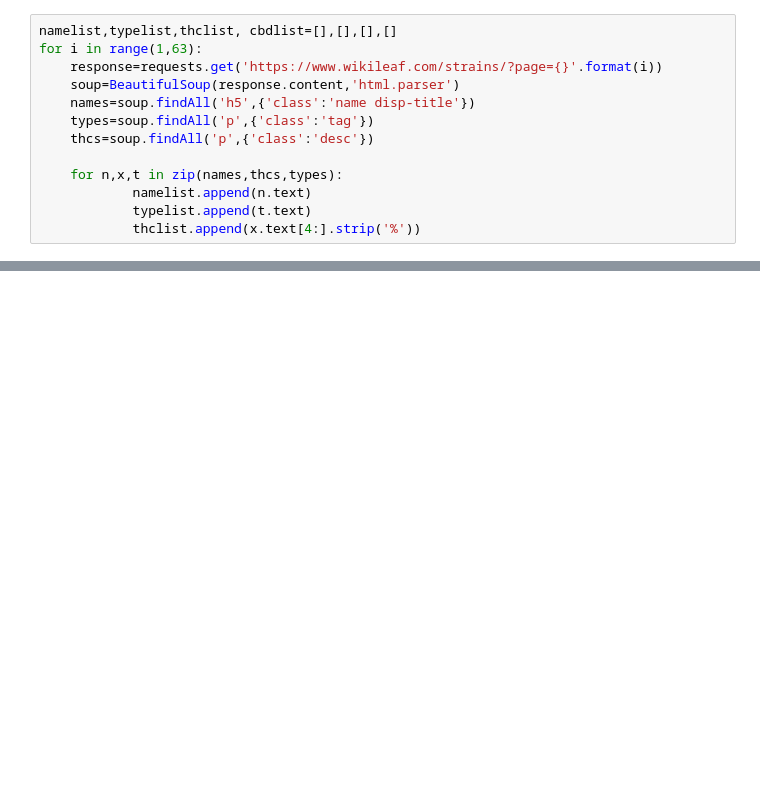
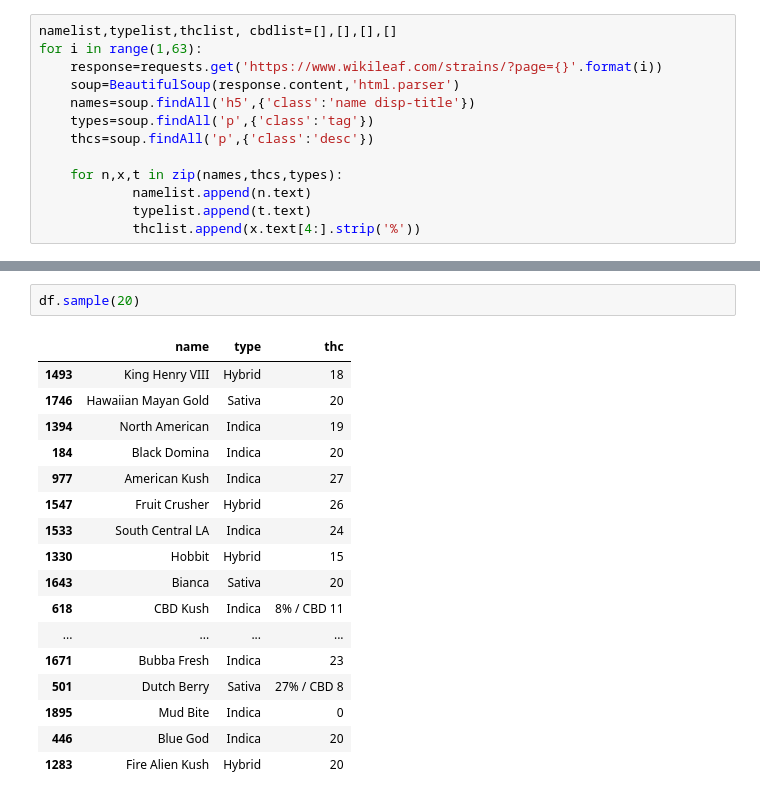
Before and after one commit to stephkendall/Cannabis-Predictions, a Jupyter notebook: This Really Works!.ipynb, the cells around one changed output, grey strips where cells are left out. Saved outputs shown, nothing was run; the diff lists cells and outputs as text; blank space fills up the shorter version.

```diff
--- a/This Really Works!.ipynb
+++ b/This Really Works!.ipynb
@@ -37,0 +29,20 @@ thclist
+# %%
+df.sample(20)
+# %% [output]
+|  | name | type | thc |
+| 1493 | King Henry VIII | Hybrid | 18 |
+| 1746 | Hawaiian Mayan Gold | Sativa | 20 |
+| 1394 | North American | Indica | 19 |
+| 184 | Black Domina | Indica | 20 |
+| 977 | American Kush | Indica | 27 |
+| 1547 | Fruit Crusher | Hybrid | 26 |
+| 1533 | South Central LA | Indica | 24 |
+| 1330 | Hobbit | Hybrid | 15 |
+| 1643 | Bianca | Sativa | 20 |
+| 618 | CBD Kush | Indica | 8% / CBD 11 |
+| ... | ... | ... | ... |
+| 1671 | Bubba Fresh | Indica | 23 |
+| 501 | Dutch Berry | Sativa | 27% / CBD 8 |
+| 1895 | Mud Bite | Indica | 0 |
+| 446 | Blue God | Indica | 20 |
+| 1283 | Fire Alien Kush | Hybrid | 20 |
```
Also changed, not shown: parts of 16 cells of this notebook.
